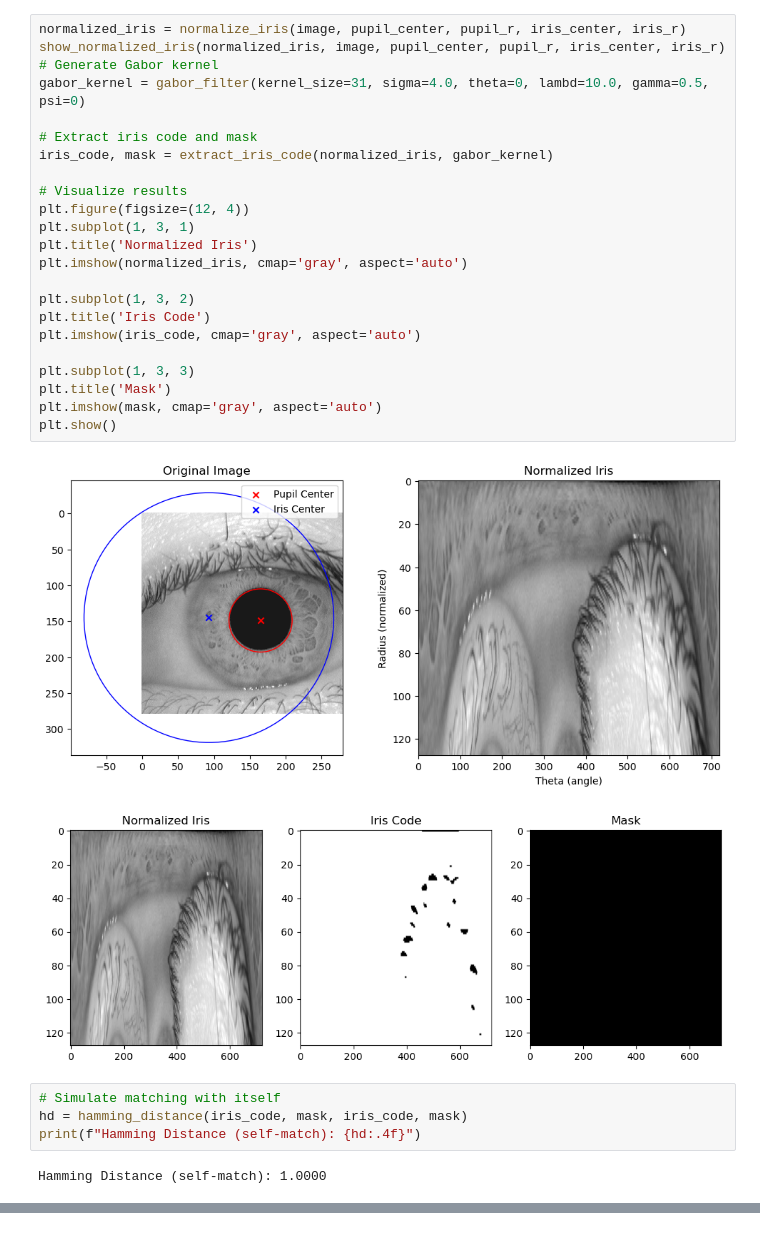
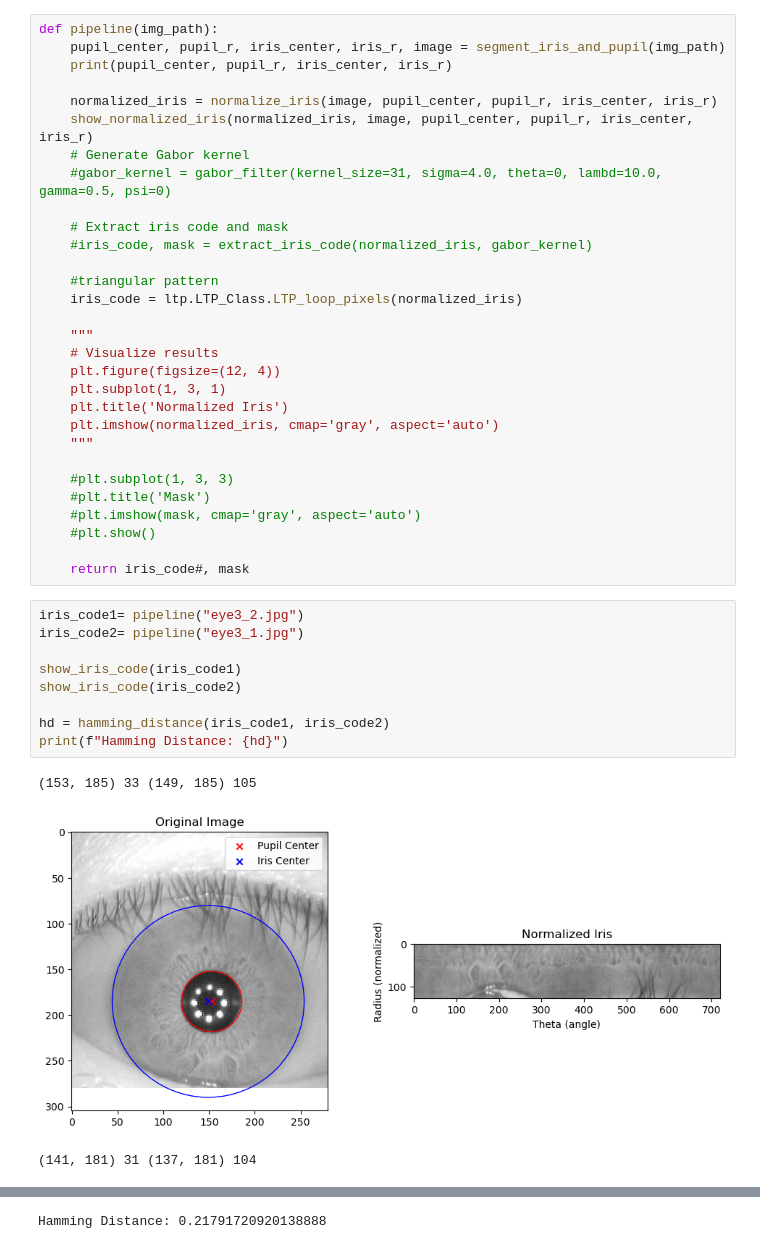
Before and after one commit to Oestertje21/ACV-PR, a Jupyter notebook: project (1).ipynb, the cells around one changed output, grey strips where cells are left out. Drawn from its saved outputs; the diff is of its cells as text.

```diff
--- a/project (1).ipynb
+++ b/project (1).ipynb
@@ -271,33 +278,44 @@ def hamming_distance(code1, mask1, code2, mask2):
     return hd
-# %%
-normalized_iris = normalize_iris(image, pupil_center, pupil_r, iris_center, iris_r)
-show_normalized_iris(normalized_iris, image, pupil_center, pupil_r, iris_center, iris_r)
-# Generate Gabor kernel
-gabor_kernel = gabor_filter(kernel_size=31, sigma=4.0, theta=0, lambd=10.0, gamma=0.5, psi=0)
-
-# Extract iris code and mask
-iris_code, mask = extract_iris_code(normalized_iris, gabor_kernel)
-
-# Visualize results
-plt.figure(figsize=(12, 4))
-plt.subplot(1, 3, 1)
-plt.title('Normalized Iris')
-plt.imshow(normalized_iris, cmap='gray', aspect='auto')
-
-plt.subplot(1, 3, 2)
-plt.title('Iris Code')
-plt.imshow(iris_code, cmap='gray', aspect='auto')
-
-plt.subplot(1, 3, 3)
-plt.title('Mask')
-plt.imshow(mask, cmap='gray', aspect='auto')
-plt.show()
-# %% [output]
-[figure, removed]
-[figure, removed]
+# %%
+def pipeline(img_path):
+    pupil_center, pupil_r, iris_center, iris_r, image = segment_iris_and_pupil(img_path)
+    print(pupil_center, pupil_r, iris_center, iris_r)
+
+    normalized_iris = normalize_iris(image, pupil_center, pupil_r, iris_center, iris_r)
+    show_normalized_iris(normalized_iris, image, pupil_center, pupil_r, iris_center, iris_r)
+    # Generate Gabor kernel
+    #gabor_kernel = gabor_filter(kernel_size=31, sigma=4.0, theta=0, lambd=10.0, gamma=0.5, psi=0)
+
+    # Extract iris code and mask
+    #iris_code, mask = extract_iris_code(normalized_iris, gabor_kernel)
+
+    #triangular pattern
+    iris_code = ltp.LTP_Class.LTP_loop_pixels(normalized_iris)
+
+    """
+    # Visualize results
+    plt.figure(figsize=(12, 4))
+    plt.subplot(1, 3, 1)
+    plt.title('Normalized Iris')
+    plt.imshow(normalized_iris, cmap='gray', aspect='auto')
+    """
+
+    #plt.subplot(1, 3, 3)
+    #plt.title('Mask')
+    #plt.imshow(mask, cmap='gray', aspect='auto')
+    #plt.show()
+
+    return iris_code#, mask
 # %%
-# Simulate matching with itself
-hd = hamming_distance(iris_code, mask, iris_code, mask)
-print(f"Hamming Distance (self-match): {hd:.4f}")
+iris_code1= pipeline("eye3_2.jpg")
+iris_code2= pipeline("eye3_1.jpg")
+
+show_iris_code(iris_code1)
+show_iris_code(iris_code2)
+
+hd = hamming_distance(iris_code1, iris_code2)
+print(f"Hamming Distance: {hd}")
 # %% [output]
-Hamming Distance (self-match): 1.0000
+(153, 185) 33 (149, 185) 105
+[figure, added]
+(141, 181) 31 (137, 181) 104
@@ -303,0 +325 @@ Hamming Distance (self-match): 1.0000
+Hamming Distance: 0.21791720920138888
```
Also changed, not shown: parts of 4 cells of this notebook, 3 other files.
